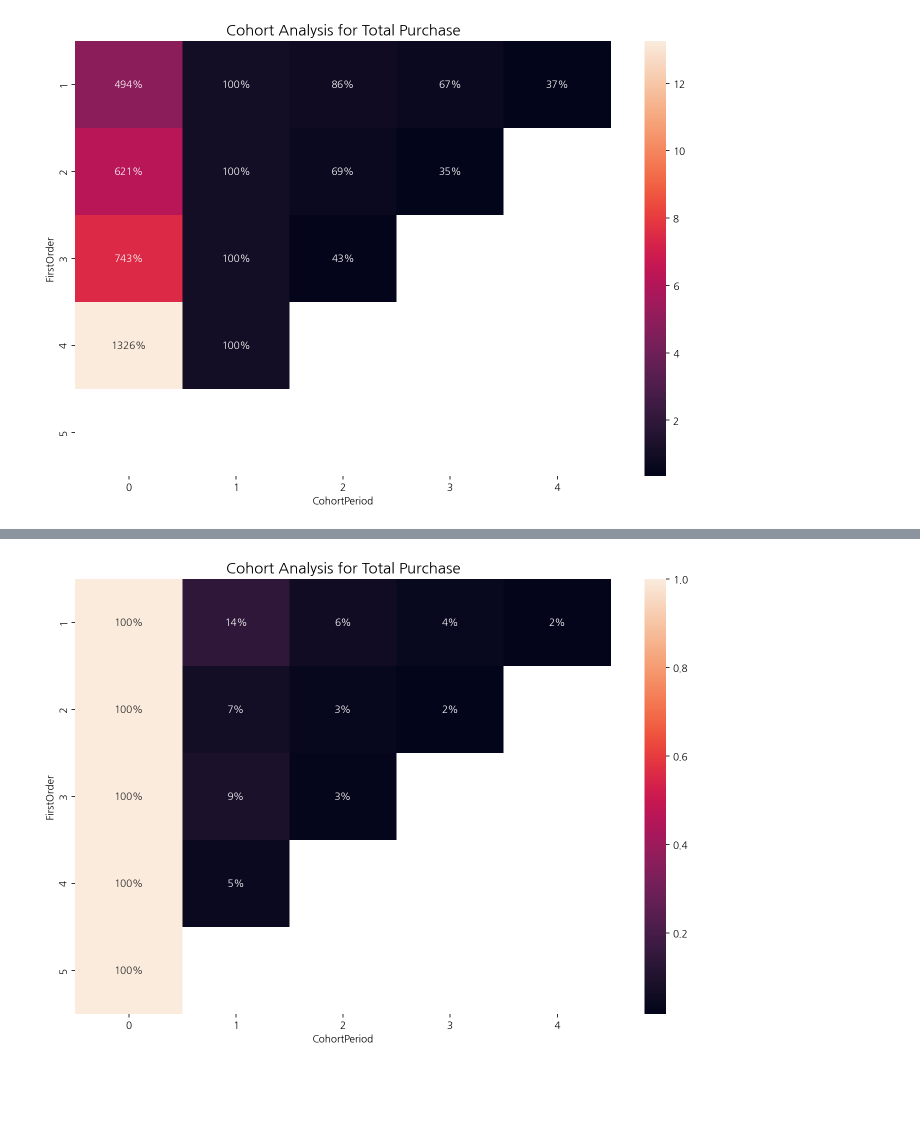
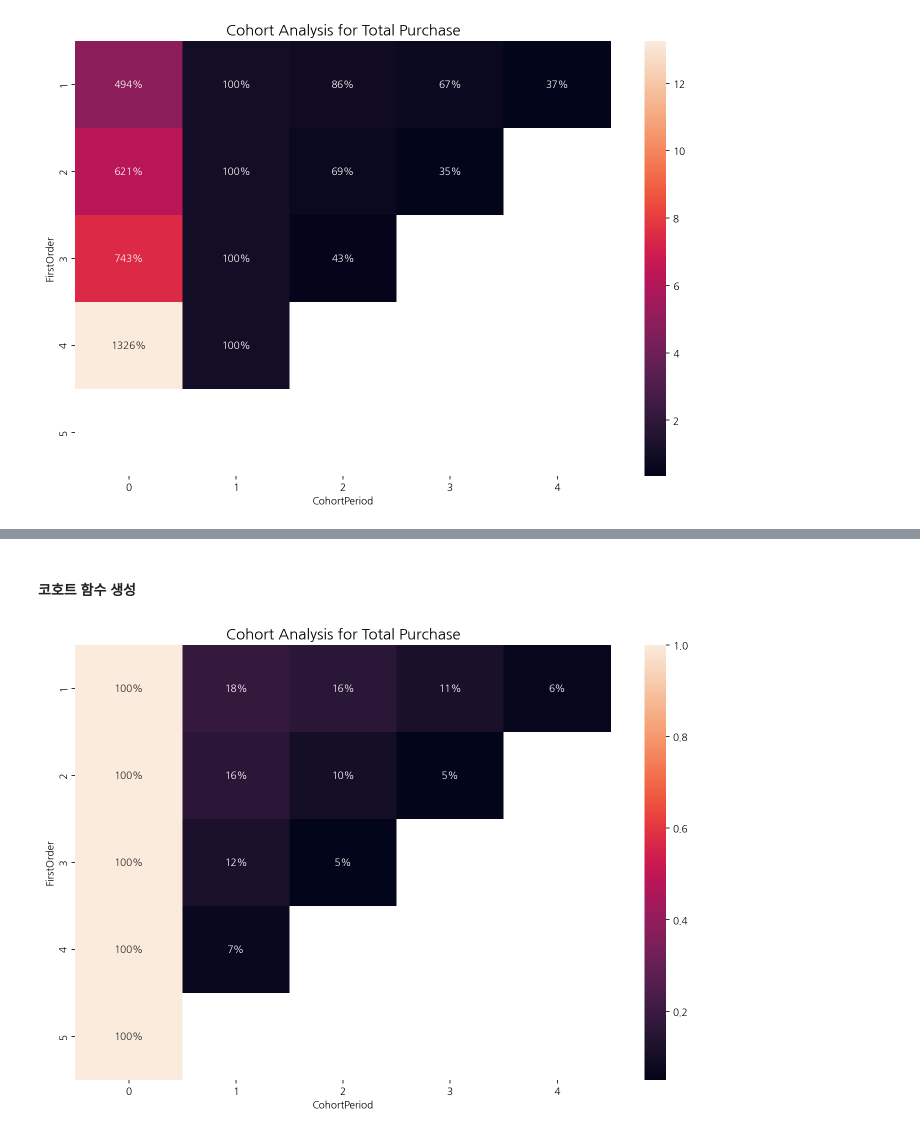
Before and after one commit to benidjor/ecommerce-behavior-data-analysis, a Jupyter notebook: tsj_data/2019_oct_eda.ipynb, the cells around one changed output, grey strips where cells are left out. Cells and saved outputs as stored; diff of their text form; code cells hidden in the pictures; blank space fills up the shorter version.

Commit message:
docs (ce-3) : cohort 함수 추가 수정 및 예시 적용

```diff
--- a/tsj_data/2019_oct_eda.ipynb
+++ b/tsj_data/2019_oct_eda.ipynb
@@ -1679,3 +1590,5 @@ plt.show()
+# %% [markdown]
+#### 코호트 함수 생성
 # %%
 # 일별, 주별 코호트 분석 둘다 가능한 함수 생성
 def cohort(df, category_name=None, daily_or_weekly="daily"):
@@ -1760,12 +1671,16 @@ tire_weekly = cohort(df, "auto.accessories.tire", "weekly")
+# %%
+smartphone_weekly = cohort(df, "electronics.smartphone", "weekly")
+tire_weekly = cohort(df, "auto.accessories.tire", "weekly")
+headphone_weekly = cohort(df, "electronics.audio.headphone", "weekly")
 # %%
 # 코호트 시각화
 import matplotlib.pyplot as plt
 %matplotlib inline
 
 import seaborn as sns
 plt.figure(figsize=(12, 8))
 plt.title("Cohort Analysis for Total Purchase", fontsize=15)
-sns.heatmap(tire_weekly, annot=True, fmt=".0%")
+sns.heatmap(smartphone_weekly, annot=True, fmt=".0%")
 plt.show()
 # %% [output]
-[figure, old version]
+[figure, new version]
```
Also changed, not shown: parts of 6 cells of this notebook.
